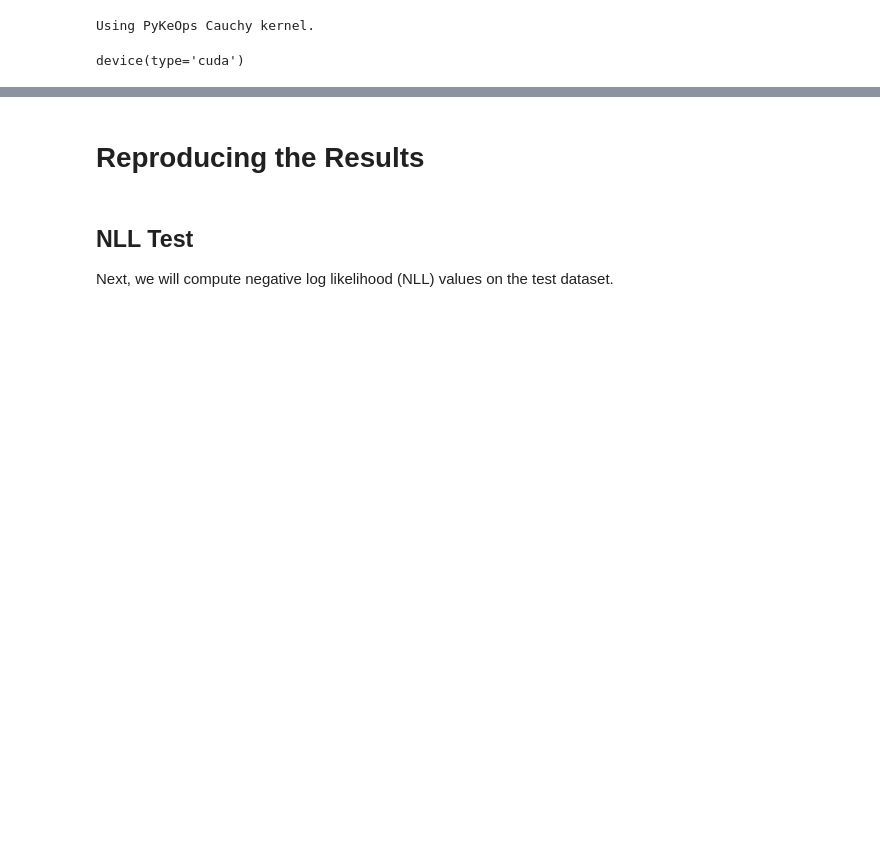
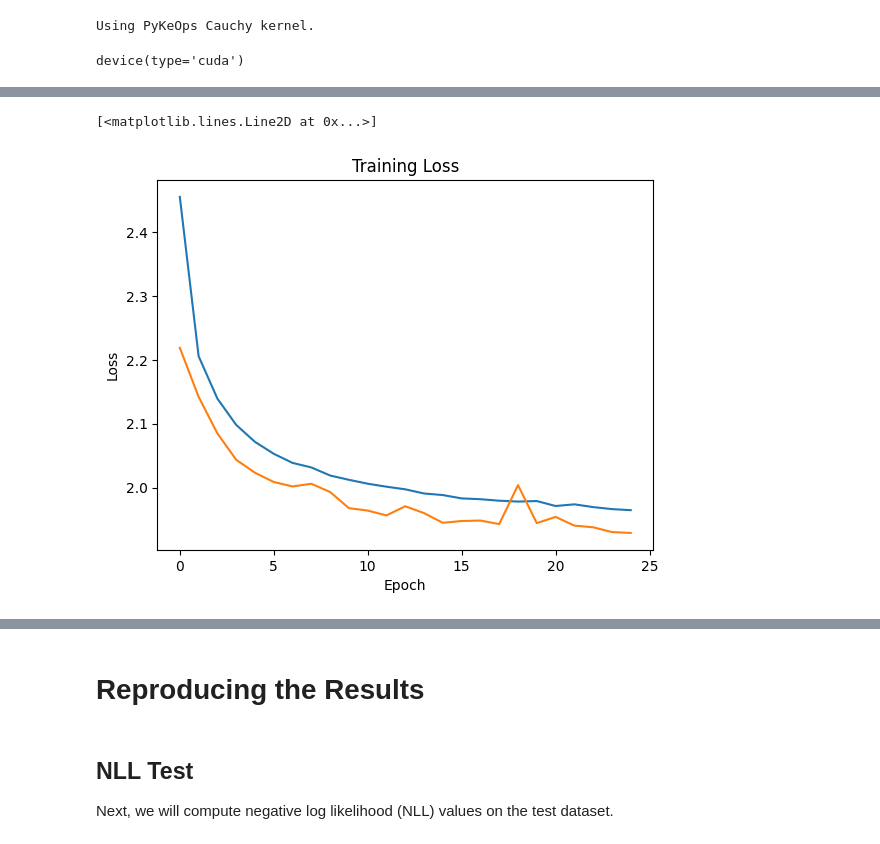
Before and after one commit to necrashter/SaShiMi-796, a Jupyter notebook: SC09.ipynb, the cells around one changed output, grey strips where cells are left out. Cells and saved outputs as stored; diff of their text form; code cells hidden in the pictures; blank space fills up the shorter version.

```diff
--- a/SC09.ipynb
+++ b/SC09.ipynb
@@ -261,8 +32,2 @@ Generate en masse.
-# %%
-model.eval()
-for i in tqdm(range(21), leave=False):
-    torch.manual_seed(i)
-    with torch.no_grad():
-        gen = generate_sample(model, 16000).flatten()
-        gen = mu_law_decoding(gen, 256).cpu()
-    wavfile.write(f"outputs/sc09/epoch200-seed{i}.wav", 16000, gen.numpy())
+# %%
+model_folder = "./models/sc09"
@@ -268,0 +38,15 @@ for i in tqdm(range(21), leave=False):
+# %%
+with open(os.path.join(model_folder, "train_loss.txt"), 'r') as f:
+    train = [float(i.strip()) for i in f.readlines()]
+
+with open(os.path.join(model_folder, "validation_loss.txt"), 'r') as f:
+    valid = [float(i.strip()) for i in f.readlines()]
+
+plt.title(label="Training Loss")
+plt.xlabel("Epoch")
+plt.ylabel("Loss")
+plt.plot(train)
+plt.plot(valid)
+# %% [output]
+[<matplotlib.lines.Line2D at 0x...>]
+[figure, added]
```
Also changed, not shown: parts of 48 cells of this notebook, 3 other files.
